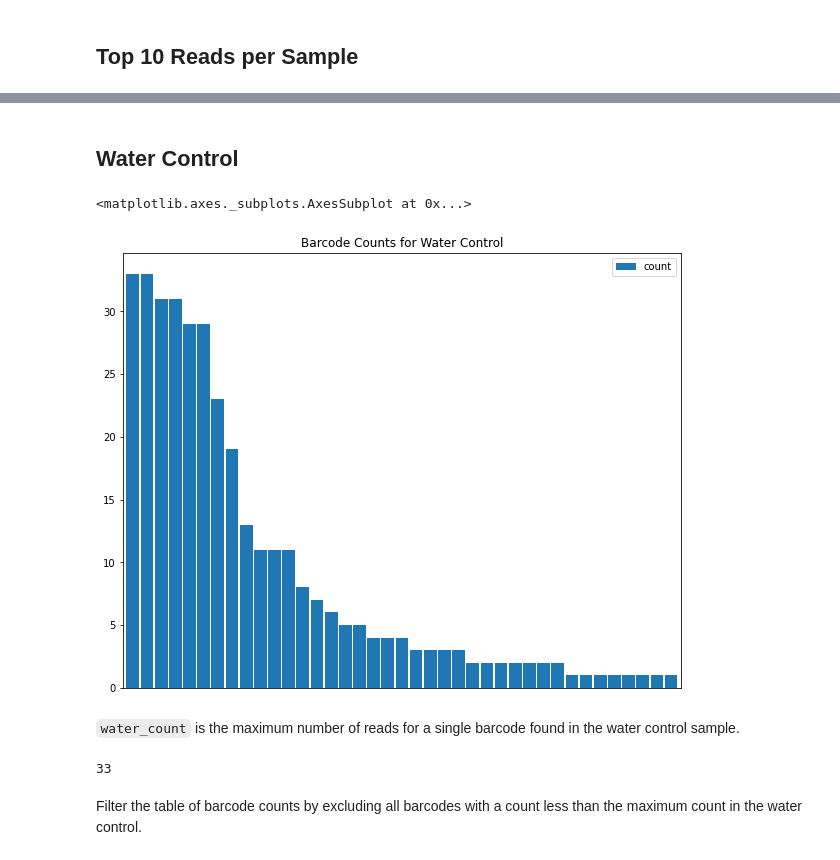
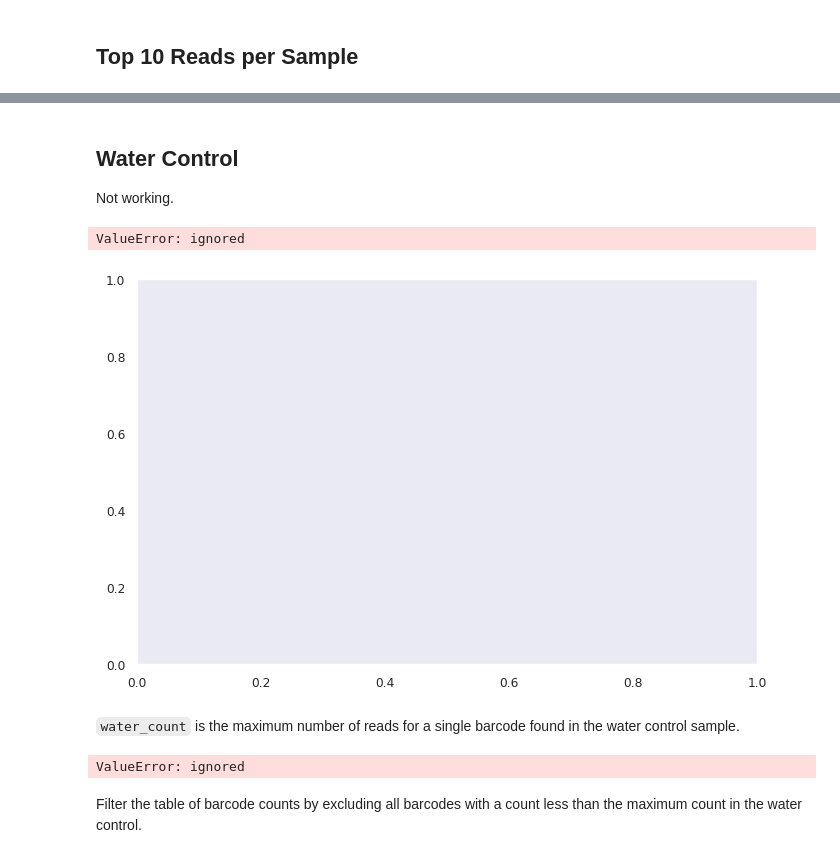
Before and after one commit to johannpeterson/nijhawan-lab, a Jupyter notebook: amplicon_analysis.ipynb, the cells around one changed output, grey strips where cells are left out. Drawn from its saved outputs; the diff is of its cells as text; code cells hidden in the pictures.

```diff
--- a/amplicon_analysis.ipynb
+++ b/amplicon_analysis.ipynb
@@ -378,11 +353,16 @@ If [`maximum_reads_per_file`](#scrollTo=EhIRApjv_PzZ) is set to a smaller number
 # %%
 R1_lines = !cat "$R1_file" | gunzip | wc -l
 R2_lines = !cat "$R2_file" | gunzip | wc -l
-# %%
-import math
-maximum_reads_per_file = min(
-    maximum_reads_per_file,
-    int(math.ceil( max( int(R1_lines[0])/4, int(R2_lines[0])/4) ))
-)
+# %%
+import math
+
+reads_in_files = int(math.ceil( max( int(R1_lines[0])/4, int(R2_lines[0])/4) ))
+if reads_in_files > maximum_reads_per_file:
+  print("Warning: the files will not be read in full.")
+  print("There are {} read pairs in the files, and only {} read pairs will be processed.".format(
+        reads_in_files, maximum_reads_per_file)
+  )
+else:
+  maximum_reads_per_file = reads_in_files
 # %% [markdown]
 ## Load paired reads from FASTQ files
@@ -709,3 +582,11 @@ sample_dict = {row_headers[r]:{col_headers[c]:data[r][c] for c in range(len(col_
+# %%
+sample_dict = {row_headers[r]:{col_headers[c]:'' for c in range(len(col_headers))} for r in range(0, len(row_headers))}
+for r in range(len(row_headers)):
+  for c in range(0,len(col_headers)):
+    try:
+      sample_dict[row_headers[r]][col_headers[c]]=data[r][c]
+    except:
+      pass
 # %%
 sample_dict
 # %% [output]
@@ -728,0 +610,10 @@ sample_dict
+# %%
+with open('samples_flat.tsv', 'w', newline='') as tsvfile:
+  writer = csv.writer(tsvfile, delimiter='\t', lineterminator='\n')
+  for fwd_primer in sample_dict:
+    for rev_primer in sample_dict[fwd_primer]:
+      row=[fwd_primer,rev_primer,sample_dict[fwd_primer][rev_primer]]
+      if sample_dict[fwd_primer][rev_primer] != '':
+        print(row)
+        writer.writerow(row)
+tsvfile.close()
@@ -830,30 +741,31 @@ top_10_counts_table.to_excel(
 )
 # %% [markdown]
 ## Water Control
+Not working.
 # %%
 fig_water_counts, axs_water_counts = plt.subplots( figsize=(8,5) )
 
-counts_table[counts_table['sample']=='water'].sort_values(
+counts_table[counts_table['sample'] in water_labels].sort_values(
     "count",
     ascending=False
 ).plot.bar(
     y="count",
     xticks=[],
     figsize=(10,8),
     title='Barcode Counts for Water Control',
     ax=axs_water_counts,
     width=0.9
 )
 # %% [output]
-<matplotlib.axes._subplots.AxesSubplot at 0x...>
+ValueError: ignored
-[figure, old version]
+[figure, new version]
 # %% [markdown]
 `water_count` is the maximum number of reads for a single barcode found in the water control sample.
 # %%
-water_count = max(counts_table[ counts_table['sample'] == 'water' ]['count'])
+water_count = max(counts_table[ counts_table['sample'] in water_labels ]['count'])
 water_count
 # %% [output]
-33
+ValueError: ignored
 # %% [markdown]
 Filter the table of barcode counts by excluding all barcodes with a count less than the maximum count in the water control.
 # %% [markdown]
```
Also changed, not shown: parts of 56 cells of this notebook.
